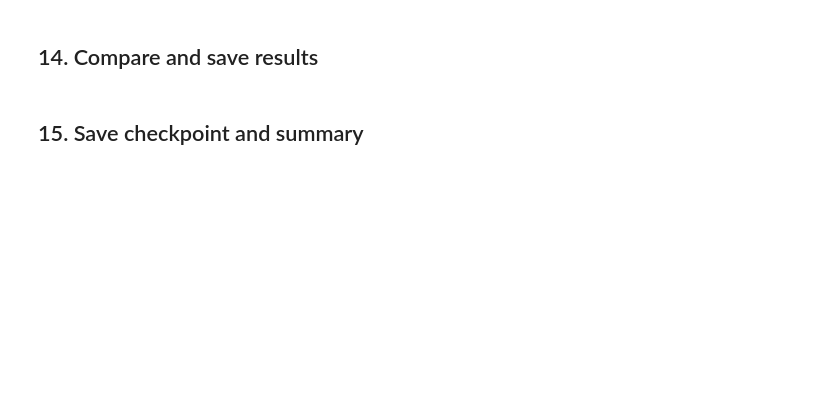
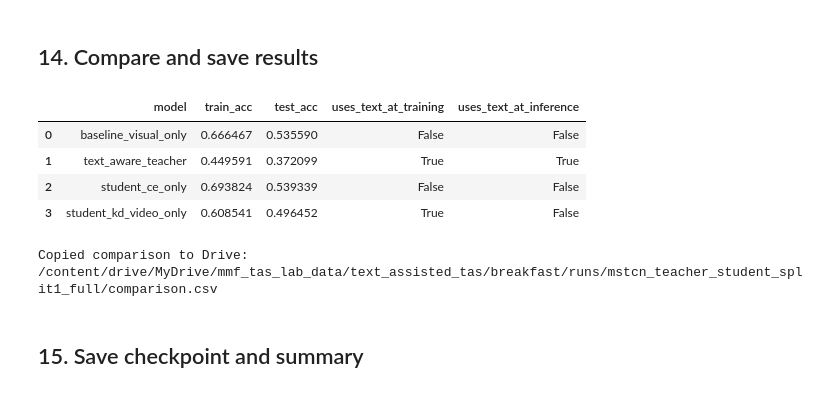
Before and after one commit to Bonartze/text-assisted-tas, a Jupyter notebook: notebooks/03_mstcn_teacher_student_training.ipynb, the cells around one changed output. Cells and saved outputs as stored; diff of their text form; code cells hidden in the pictures; blank space fills up the shorter version.

```diff
--- a/notebooks/03_mstcn_teacher_student_training.ipynb
+++ b/notebooks/03_mstcn_teacher_student_training.ipynb
@@ -139,15 +72,15 @@ if torch.cuda.is_available():
 device = 'cuda' if torch.cuda.is_available() else 'cpu'
 
 # Options:
-#   'local_debug'    -> very small local test
-#   'scale1_control' -> current recommended controlled proof-of-concept
-#   'full_split1'    -> full Breakfast split 1
+#   'smoke'          -> very small quick run
+#   'scale1_control' -> controlled run
+#   'full_split1'    -> full Breakfast split 1, longer run
 RUN_MODE = 'full_split1'
 SPLIT_ID = 1
 
-if RUN_MODE == 'local_debug':
-    RUN_NAME = 'mstcn_teacher_student_split1_local_debug'
-    MAX_TRAIN_VIDEOS = 20
+if RUN_MODE == 'smoke':
+    RUN_NAME = 'mstcn_teacher_student_split1_smoke'
+    MAX_TRAIN_VIDEOS = 40
     MAX_TEST_VIDEOS = 10
     NUM_EPOCHS_BASELINE = 1
     NUM_EPOCHS_TEACHER = 1
@@ -181,15 +114,13 @@ KD_TEMPERATURE = 4.0
 LAMBDA_CE = 1.0
 LAMBDA_KD = 1.0
 
-COPY_SELECTED_DATA_TO_LOCAL = False
+COPY_SELECTED_DATA_TO_LOCAL = True
 
-RUN_ROOT = RUNS_ROOT / RUN_NAME
-LOCAL_RUN_ROOT = RUN_ROOT
-RUN_ROOT.mkdir(parents=True, exist_ok=True)
+RUN_ROOT = TEXT_ASSISTED_ROOT / 'runs' / RUN_NAME
+LOCAL_RUN_ROOT = Path('/content/text_assisted_tas_runs/breakfast') / RUN_NAME
+for p in [RUN_ROOT, LOCAL_RUN_ROOT]:
+    p.mkdir(parents=True, exist_ok=True)
 
-print('Device:', device)
-if device == 'cuda':
-    print('GPU:', torch.cuda.get_device_name(0))
 print('RUN_MODE:', RUN_MODE)
 print('RUN_NAME:', RUN_NAME)
 print('Split:', SPLIT_ID)
@@ -197,7 +128,6 @@ print('MAX_TRAIN_VIDEOS:', MAX_TRAIN_VIDEOS)
 print('MAX_TEST_VIDEOS:', MAX_TEST_VIDEOS)
 print('Epochs baseline/teacher/student:', NUM_EPOCHS_BASELINE, NUM_EPOCHS_TEACHER, NUM_EPOCHS_STUDENT)
 print('COPY_SELECTED_DATA_TO_LOCAL:', COPY_SELECTED_DATA_TO_LOCAL)
-print('RUN_ROOT:', RUN_ROOT)
 
 if device != 'cuda':
-    print('\nWARNING: CUDA is not available. The notebook will run on CPU and may be slow.')
+    print('\nWARNING: You are not using GPU. For real runs, set Colab runtime to T4 GPU.')
@@ -675,25 +648,39 @@ for name in [
 # %%
 comparison_rows = []
 for name, model in [
     ('baseline_visual_only', baseline_model),
     ('text_aware_teacher', teacher_model),
     ('student_ce_only', student_ce_model),
     ('student_kd_video_only', student_kd_model),
 ]:
     comparison_rows.append({
         'model': name,
         'train_acc': framewise_accuracy(model, train_loader, device),
         'test_acc': framewise_accuracy(model, test_loader, device),
         'uses_text_at_training': name in ['text_aware_teacher', 'student_kd_video_only'],
         'uses_text_at_inference': name == 'text_aware_teacher',
     })
 
 df_comparison = pd.DataFrame(comparison_rows)
 display(df_comparison)
 
-comparison_path = RUN_ROOT / 'comparison.csv'
-df_comparison.to_csv(comparison_path, index=False)
-print('Saved comparison:', comparison_path)
+local_comparison_path = LOCAL_RUN_ROOT / 'comparison.csv'
+drive_comparison_path = RUN_ROOT / 'comparison.csv'
+df_comparison.to_csv(local_comparison_path, index=False)
+try:
+    shutil.copy2(local_comparison_path, drive_comparison_path)
+    print('Copied comparison to Drive:', drive_comparison_path)
+except Exception as e:
+    print('WARNING: Could not copy comparison to Drive.')
+    print('Local comparison is safe:', local_comparison_path)
+    print('Error:', repr(e))
+# %% [output]
+|  | model | train_acc | test_acc | uses_text_at_training | uses_text_at_inference |
+| 0 | baseline_visual_only | 0.666467 | 0.535590 | False | False |
+| 1 | text_aware_teacher | 0.449591 | 0.372099 | True | True |
+| 2 | student_ce_only | 0.693824 | 0.539339 | False | False |
+| 3 | student_kd_video_only | 0.608541 | 0.496452 | True | False |
+Copied comparison to Drive: /content/drive/MyDrive/mmf_tas_lab_data/text_assisted_tas/breakfast/runs/mstcn_teacher_student_split1_full/comparison.csv
 # %% [markdown]
 ## 15. Save checkpoint and summary
 # %%
```
Also changed, not shown: parts of 14 cells of this notebook, 2 other files.
